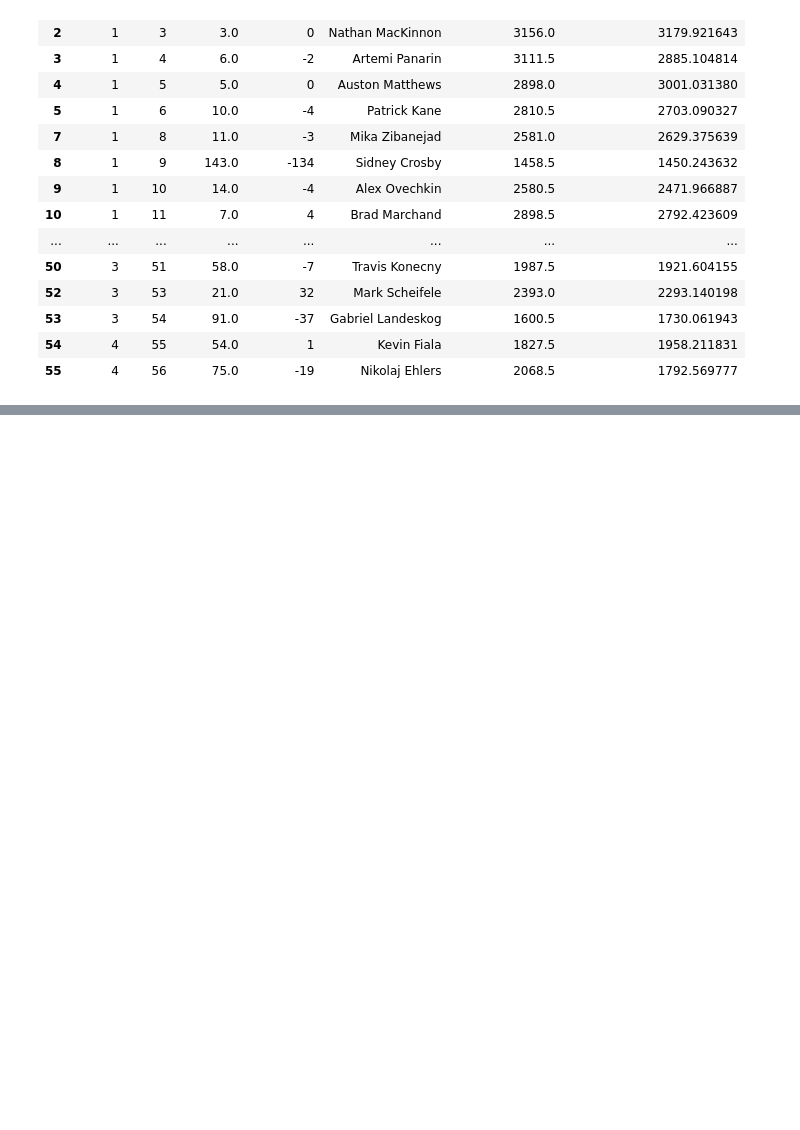
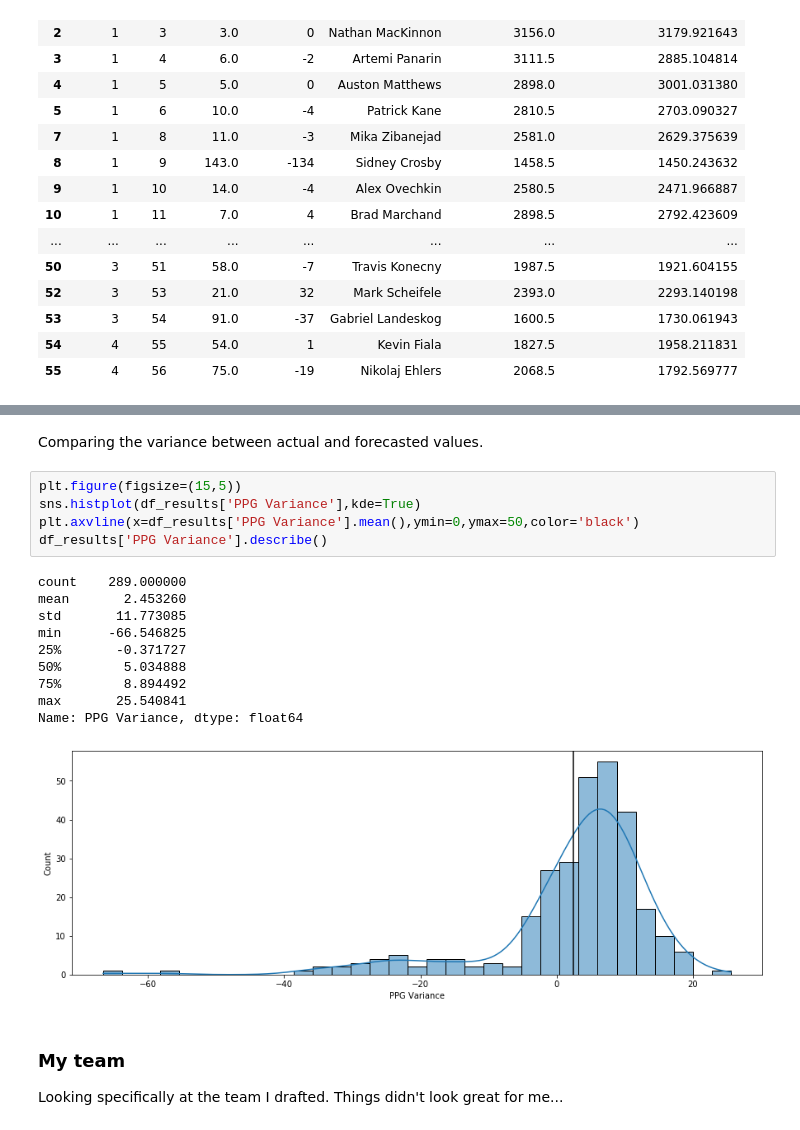
Before and after one commit to kj-kwan/fantasy-hockey-analysis, a Jupyter notebook: Fantasy Hockey Modeling.ipynb, the cells around one changed output, grey strips where cells are left out. Saved outputs shown, nothing was run; the diff lists cells and outputs as text; blank space fills up the shorter version.

```diff
--- a/Fantasy Hockey Modeling.ipynb
+++ b/Fantasy Hockey Modeling.ipynb
@@ -1633,0 +1636,22 @@ keeper_yty_pg[~keeper_yty_pg['Player Name'].isin(actual_keepers+actual_picks)&(k
+# %% [markdown]
+Comparing the variance between actual and forecasted values.
+# %%
+plt.figure(figsize=(15,5))
+sns.histplot(df_results['PPG Variance'],kde=True)
+plt.axvline(x=df_results['PPG Variance'].mean(),ymin=0,ymax=50,color='black')
+df_results['PPG Variance'].describe()
+# %% [output]
+count    289.000000
+mean       2.453260
+std       11.773085
+min      -66.546825
+25%       -0.371727
+50%        5.034888
+75%        8.894492
+max       25.540841
+Name: PPG Variance, dtype: float64
+[figure, added]
+# %% [markdown]
+### My team
+
+Looking specifically at the team I drafted. Things didn't look great for me...
```
Also changed, not shown: parts of 29 cells of this notebook, 2 other files.
